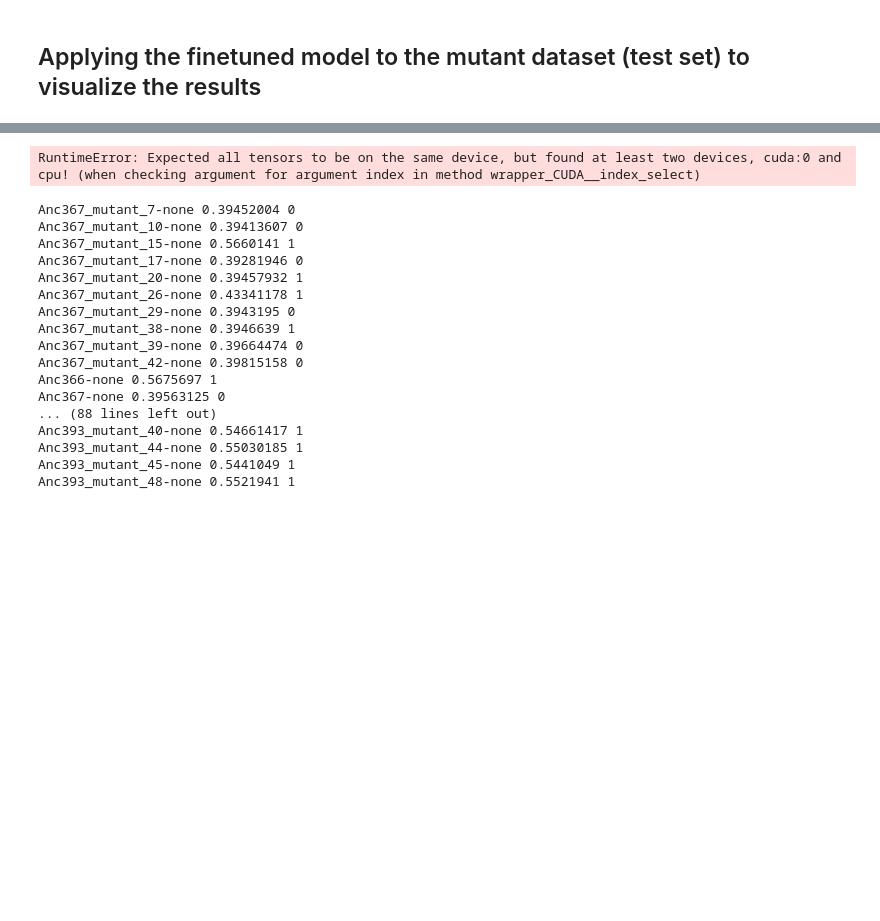
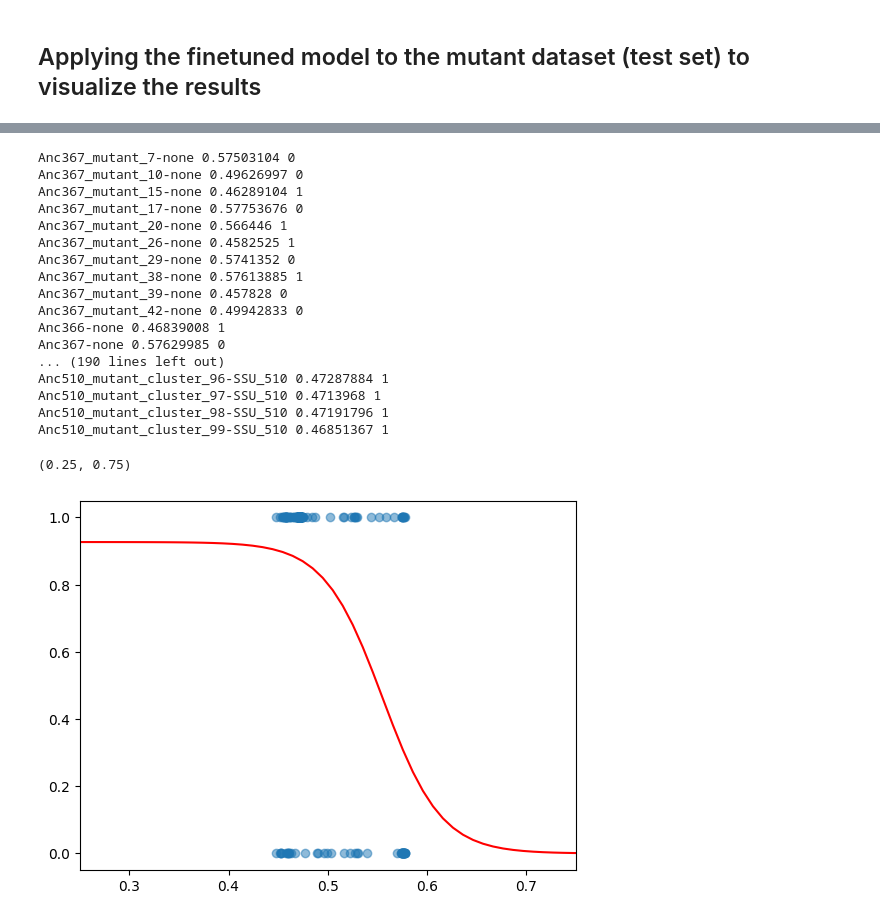
Before and after one commit to kaustubh-amritkar/lora_esm_classification, a Jupyter notebook: analysis/apply_lora_on_esm.ipynb, the cells around one changed output, grey strips where cells are left out. Saved outputs shown, nothing was run; the diff lists cells and outputs as text; code cells hidden in the pictures; blank space fills up the shorter version.

```diff
--- a/analysis/apply_lora_on_esm.ipynb
+++ b/analysis/apply_lora_on_esm.ipynb
@@ -324,9 +335,10 @@ formIII_ids = formIII_mutants['LSU_SSU_id'].to_list()
 output_pred_formIII = []
 output_emb_formIII = []
 
-for i in range(len(formIII_seqs)):
-    inputs = loaded_tokenizer(formIII_seqs[i], truncation=True, padding='max_length', max_length=1024, return_tensors="pt")
-    labels = [formIII_labels[i]]
+for i in range(len(anc_mutant_seqs)):
+    inputs = loaded_tokenizer(anc_mutant_seqs[i], truncation=True, padding='max_length', max_length=1024, return_tensors="pt")
+    inputs = inputs.to(device)
+    labels = [anc_mutant_labels[i]]
 
     with torch.no_grad():
         outputs = loaded_model(**inputs)["logits"].squeeze(0)
@@ -340,29 +352,42 @@ for i in range(len(formIII_seqs)):
         outputs_emb = outputs_emb.cpu().numpy()
 
         output_emb_formIII.append(outputs_emb)
-# %% [output]
-RuntimeError: Expected all tensors to be on the same device, but found at least two devices, cuda:0 and cpu! (when checking argument for argument index in method wrapper_CUDA__index_select)
 # %%
 for i in range(len(output_pred_formIII)):
-    print(formIII_ids[i], output_pred_formIII[i], formIII_labels[i])
+    print(anc_mutant_ids[i], output_pred_formIII[i], anc_mutant_labels[i])
 # %% [output]
-Anc367_mutant_7-none 0.39452004 0
-Anc367_mutant_10-none 0.39413607 0
-Anc367_mutant_15-none 0.5660141 1
-Anc367_mutant_17-none 0.39281946 0
-Anc367_mutant_20-none 0.39457932 1
-Anc367_mutant_26-none 0.43341178 1
-Anc367_mutant_29-none 0.3943195 0
-Anc367_mutant_38-none 0.3946639 1
-Anc367_mutant_39-none 0.39664474 0
-Anc367_mutant_42-none 0.39815158 0
-Anc366-none 0.5675697 1
-Anc367-none 0.39563125 0
-... (88 lines left out)
-Anc393_mutant_40-none 0.54661417 1
-Anc393_mutant_44-none 0.55030185 1
-Anc393_mutant_45-none 0.5441049 1
-Anc393_mutant_48-none 0.5521941 1
+Anc367_mutant_7-none 0.57503104 0
+Anc367_mutant_10-none 0.49626997 0
+Anc367_mutant_15-none 0.46289104 1
+Anc367_mutant_17-none 0.57753676 0
+Anc367_mutant_20-none 0.566446 1
+Anc367_mutant_26-none 0.4582525 1
+Anc367_mutant_29-none 0.5741352 0
+Anc367_mutant_38-none 0.57613885 1
+Anc367_mutant_39-none 0.457828 0
+Anc367_mutant_42-none 0.49942833 0
+Anc366-none 0.46839008 1
+Anc367-none 0.57629985 0
+... (190 lines left out)
+Anc510_mutant_cluster_96-SSU_510 0.47287884 1
+Anc510_mutant_cluster_97-SSU_510 0.4713968 1
+Anc510_mutant_cluster_98-SSU_510 0.47191796 1
+Anc510_mutant_cluster_99-SSU_510 0.46851367 1
+# %%
+plt.scatter(output_pred_formIII, anc_mutant_labels, alpha=0.5)
+
+## Fit a sigmoid to this scatterplot
+from scipy.optimize import curve_fit
+def sigmoid(x, a, b, c):
+    return a / (1 + np.exp(-b * (x - c)))
+popt, pcov = curve_fit(sigmoid, output_pred_formIII, anc_mutant_labels, p0=[1, 1, 0.5])
+x = np.linspace(0, 1, 100)
+y = sigmoid(x, *popt)
+plt.plot(x, y, color='red')
+plt.xlim(0.25, 0.75)
+# %% [output]
+(0.25, 0.75)
+[figure, added]
 # %%
 from sklearn.metrics import pairwise_distances
 from sklearn.manifold import TSNE
```
Also changed, not shown: parts of 15 cells of this notebook.
